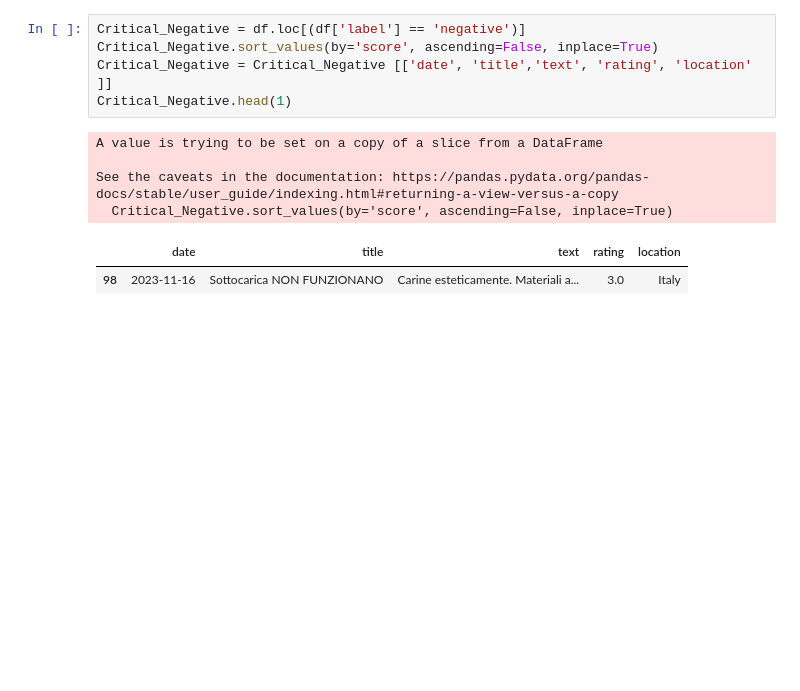
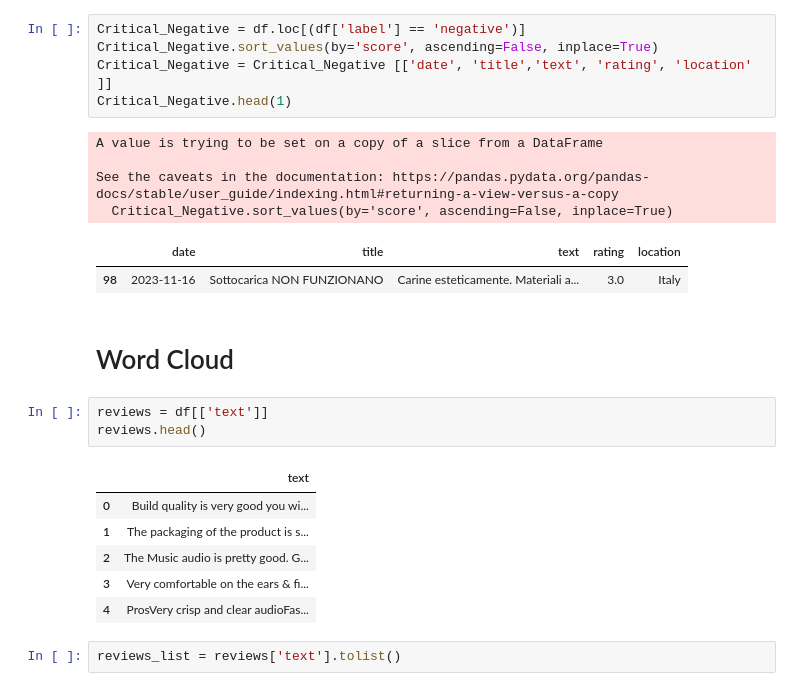
Before and after one commit to ethan-x11/Review-Reflector, a Jupyter notebook: analysis.ipynb, the cells around one changed output. Cells and saved outputs as stored; diff of their text form; blank space fills up the shorter version.

```diff
--- a/analysis.ipynb
+++ b/analysis.ipynb
@@ -107,3 +137,17 @@ See the caveats in the documentation: https://pandas.pydata.org/pandas-docs/stab
   Critical_Negative.sort_values(by='score', ascending=False, inplace=True)
 |  | date | title | text | rating | location |
 | 98 | 2023-11-16 | Sottocarica NON FUNZIONANO | Carine esteticamente. Materiali a... | 3.0 | Italy |
+# %% [markdown]
+# Word Cloud
+# %%
+reviews = df[['text']]
+reviews.head()
+# %% [output]
+|  | text |
+| 0 | Build quality is very good you wi... |
+| 1 | The packaging of the product is s... |
+| 2 | The Music audio is pretty good. G... |
+| 3 | Very comfortable on the ears & fi... |
+| 4 | ProsVery crisp and clear audioFas... |
+# %%
+reviews_list = reviews['text'].tolist()
```
Also changed, not shown: parts of 7 cells of this notebook.
